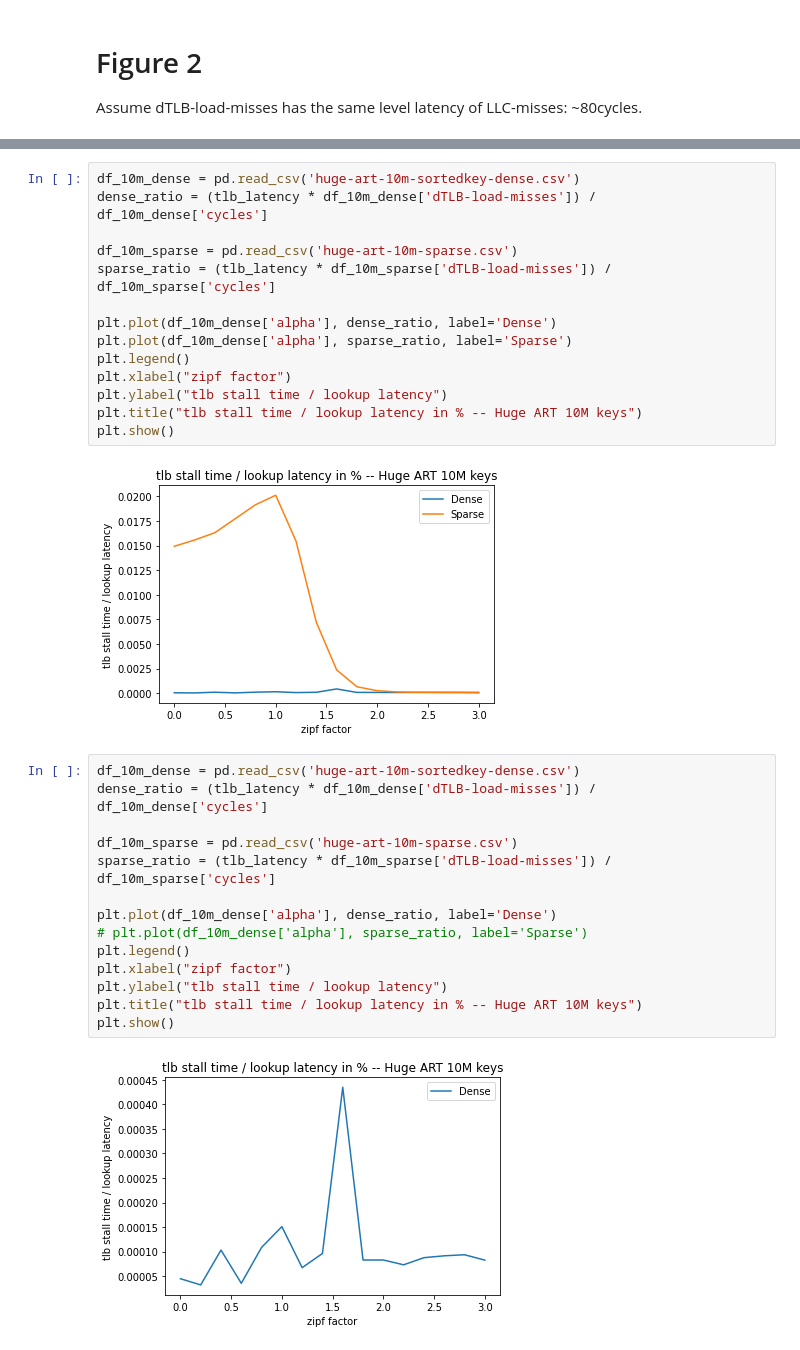
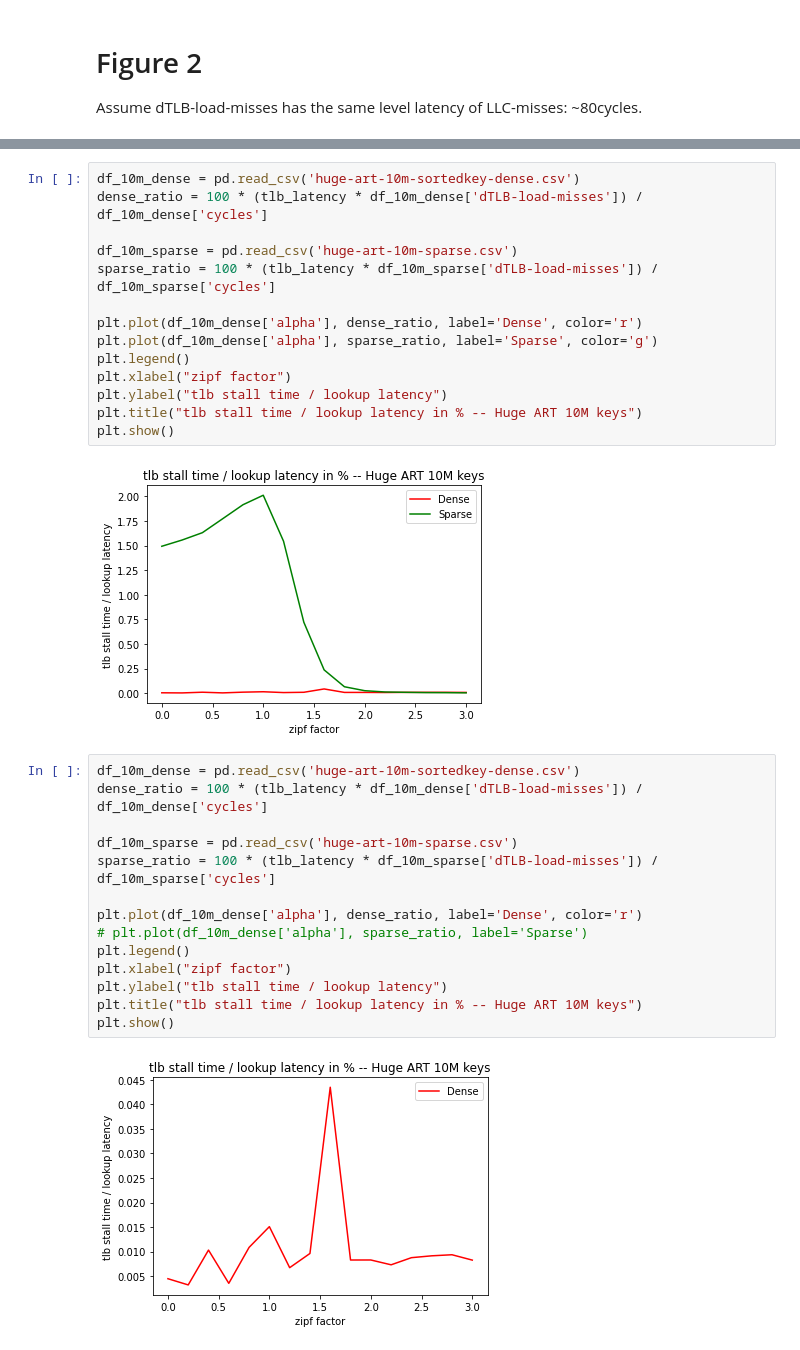
Before and after one commit to JigaoLuo/duckdb, a Jupyter notebook: third_party/ART/tlb_fig2_3.ipynb, the cells around one changed output, grey strips where cells are left out. Saved outputs shown, nothing was run; the diff lists cells and outputs as text.

```diff
--- a/third_party/ART/tlb_fig2_3.ipynb
+++ b/third_party/ART/tlb_fig2_3.ipynb
@@ -32,32 +49,32 @@ Assume dTLB-load-misses has the same level latency of LLC-misses: ~80cycles.
 # %%
 df_10m_dense = pd.read_csv('huge-art-10m-sortedkey-dense.csv')
-dense_ratio = (tlb_latency * df_10m_dense['dTLB-load-misses']) / df_10m_dense['cycles']
+dense_ratio = 100 * (tlb_latency * df_10m_dense['dTLB-load-misses']) / df_10m_dense['cycles']
 
 df_10m_sparse = pd.read_csv('huge-art-10m-sparse.csv')
-sparse_ratio = (tlb_latency * df_10m_sparse['dTLB-load-misses']) / df_10m_sparse['cycles']
+sparse_ratio = 100 * (tlb_latency * df_10m_sparse['dTLB-load-misses']) / df_10m_sparse['cycles']
 
-plt.plot(df_10m_dense['alpha'], dense_ratio, label='Dense')
-plt.plot(df_10m_dense['alpha'], sparse_ratio, label='Sparse')
+plt.plot(df_10m_dense['alpha'], dense_ratio, label='Dense', color='r')
+plt.plot(df_10m_dense['alpha'], sparse_ratio, label='Sparse', color='g')
 plt.legend()
 plt.xlabel("zipf factor")
 plt.ylabel("tlb stall time / lookup latency")
 plt.title("tlb stall time / lookup latency in % -- Huge ART 10M keys")
 plt.show()
 # %% [output]
-[figure, old version]
+[figure, new version]
 # %%
 df_10m_dense = pd.read_csv('huge-art-10m-sortedkey-dense.csv')
-dense_ratio = (tlb_latency * df_10m_dense['dTLB-load-misses']) / df_10m_dense['cycles']
+dense_ratio = 100 * (tlb_latency * df_10m_dense['dTLB-load-misses']) / df_10m_dense['cycles']
 
 df_10m_sparse = pd.read_csv('huge-art-10m-sparse.csv')
-sparse_ratio = (tlb_latency * df_10m_sparse['dTLB-load-misses']) / df_10m_sparse['cycles']
+sparse_ratio = 100 * (tlb_latency * df_10m_sparse['dTLB-load-misses']) / df_10m_sparse['cycles']
 
-plt.plot(df_10m_dense['alpha'], dense_ratio, label='Dense')
+plt.plot(df_10m_dense['alpha'], dense_ratio, label='Dense', color='r')
 # plt.plot(df_10m_dense['alpha'], sparse_ratio, label='Sparse')
 plt.legend()
 plt.xlabel("zipf factor")
 plt.ylabel("tlb stall time / lookup latency")
 plt.title("tlb stall time / lookup latency in % -- Huge ART 10M keys")
 plt.show()
 # %% [output]
-[figure, old version]
+[figure, new version]
```
Also changed, not shown: parts of 3 cells of this notebook.
